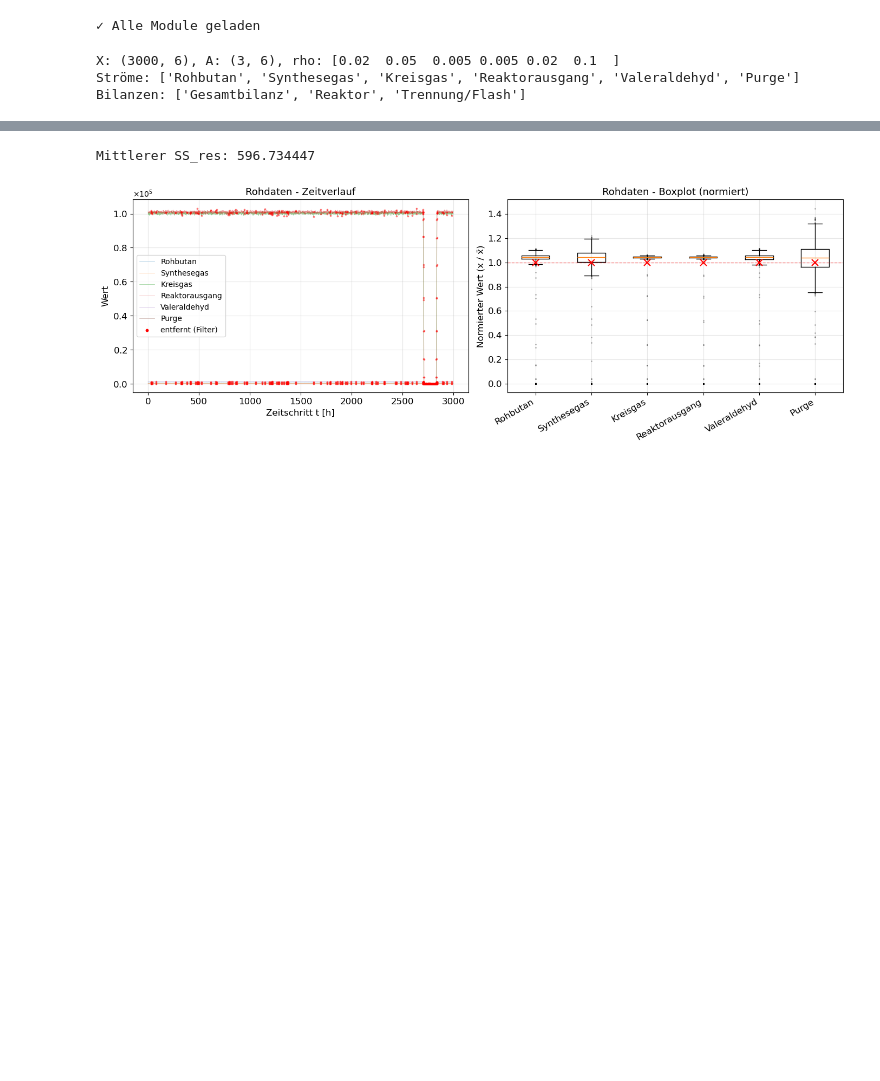
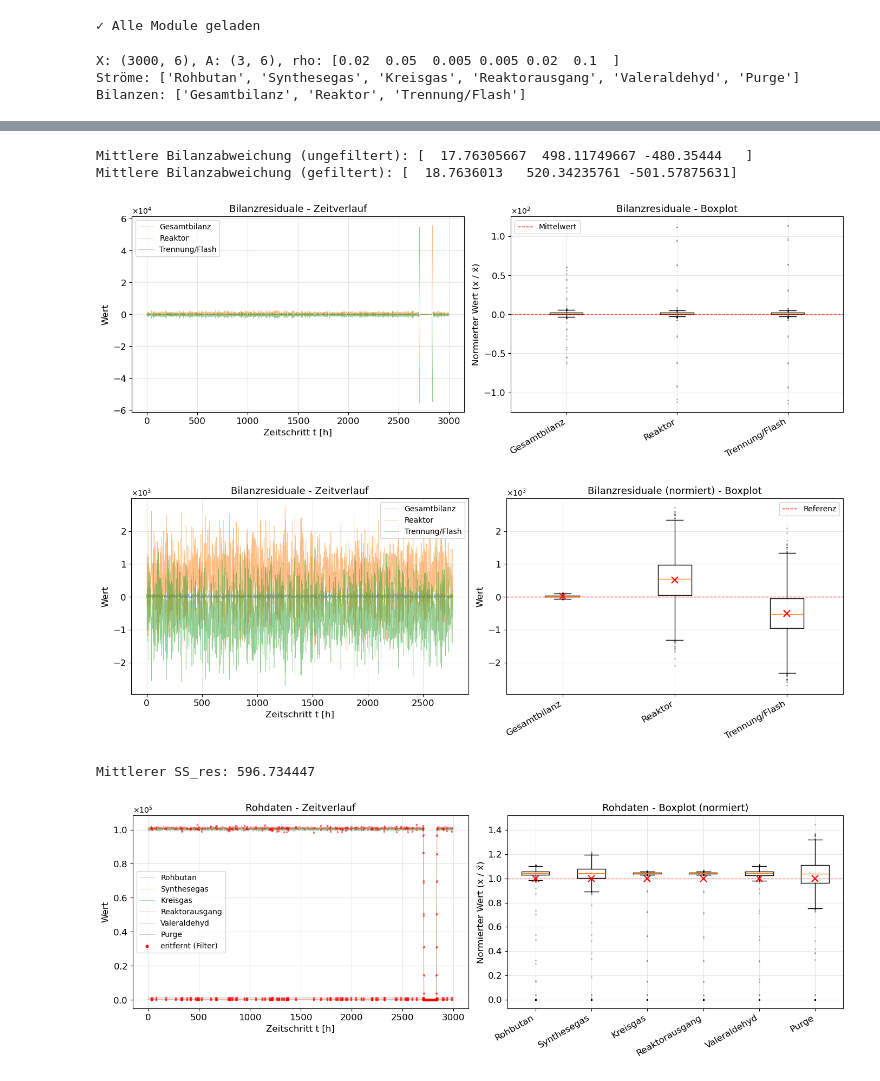
Before and after one commit to PhilippKretzschmar/data-reconciliation, a Jupyter notebook: notebooks/Untitled.ipynb, the cells around one changed output, grey strips where cells are left out. Drawn from its saved outputs; the diff is of its cells as text; code cells hidden in the pictures; blank space fills up the shorter version.

```diff
--- a/notebooks/Untitled.ipynb
+++ b/notebooks/Untitled.ipynb
@@ -74,3 +87,37 @@ X_stat = X[mask]
+# %%
+# Massenbilanz ungefiltert
+mb_uf = compute_mass_balance(X, A)
+print(f'Mittlere Bilanzabweichung (ungefiltert): { mb_uf["residuals_mean"] }')
+all_residuals = mb_uf['residuals']
+fig1 = plot_timeseries(X=all_residuals,
+                    labels=balance_names,
+                    title_left= "Bilanzresiduale - Zeitverlauf",
+                    title_right= "Bilanzresiduale - Boxplot",
+                    xlabel="Zeitschritt t [h]",
+                    normalize=True,
+                    hline=0,
+                    sci_left=True,
+                    sci_right=True)
+
+
+# Massenbilanz gefiltert
+mb_f = compute_mass_balance(X_stat, A)
+print(f'Mittlere Bilanzabweichung (gefiltert): { mb_f["residuals_mean"] }')
+all_residuals = mb_f['residuals']
+fig2 = plot_timeseries(X=all_residuals,
+                    labels=balance_names,
+                    title_left= "Bilanzresiduale - Zeitverlauf",
+                    title_right= "Bilanzresiduale (normiert) - Boxplot",
+                    xlabel="Zeitschritt t [h]",
+                    normalize=False,
+                    hline=True,
+                    sci_left=True,
+                    sci_right=True)
+# %% [output]
+Mittlere Bilanzabweichung (ungefiltert): [  17.76305667  498.11749667 -480.35444   ]
+Mittlere Bilanzabweichung (gefiltert): [  18.7636013   520.34235761 -501.57875631]
+[figure, added]
+[figure, added]
 # %%
 # Zelle 4: Rekonziliation
 result = reconcile(X[mask], A, rho)
```
Also changed, not shown: parts of 4 cells of this notebook, 6 other files.
